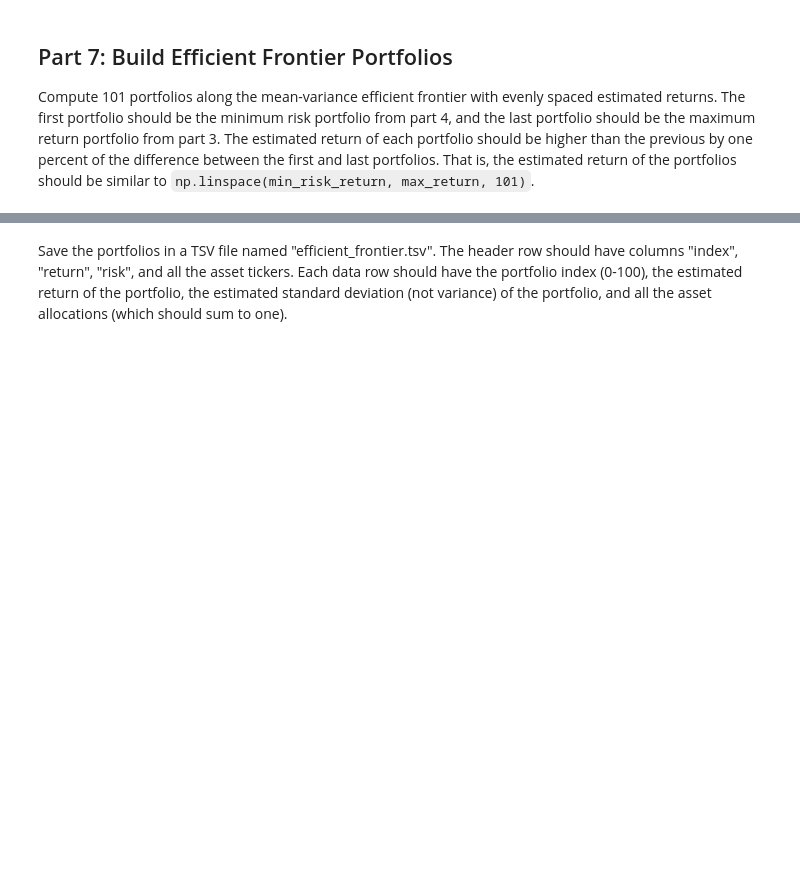
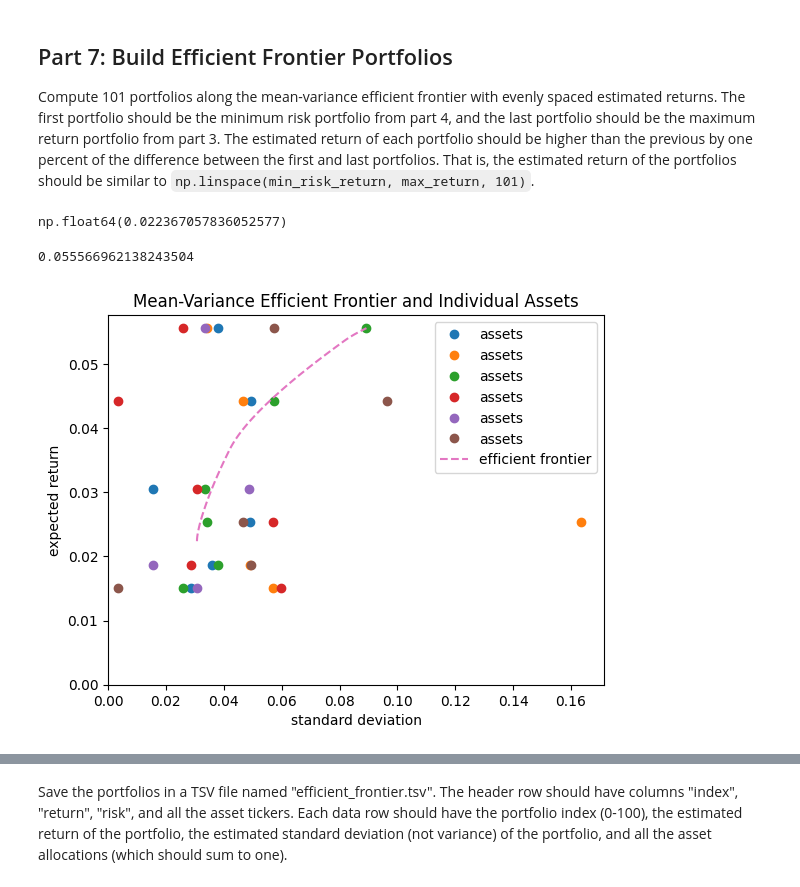
Before and after one commit to ethibaul/dx704-project-01, a Jupyter notebook: project.ipynb, the cells around one changed output, grey strips where cells are left out. Saved outputs shown, nothing was run; the diff lists cells and outputs as text; code cells hidden in the pictures; blank space fills up the shorter version.

```diff
--- a/project.ipynb
+++ b/project.ipynb
@@ -237,0 +246,13 @@ Compute the maximum return portfolio based on your previously estimated risks an
+# %%
+# YOUR CHANGES HERE
+
+import cvxpy as cp
+
+# rerun so that we have the correct formatting
+estimated_returns = historical_returns.mean()
+
+# number of assets
+n = len(estimated_returns)
+
+# create variables to optimize
+x = cp.Variable(n)
@@ -276,0 +356,62 @@ That is, the estimated return of the portfolios should be similar to `np.linspac
+# %%
+# YOUR CHANGES HERE
+
+# minimum risk portfolio
+
+n = len(estimated_returns)
+
+x_minimum_risk = cp.Variable(n)
+
+objective_minimum_risk = cp.Minimize(x_minimum_risk.T @ estimated_covariances.to_numpy() @ x_minimum_risk)
+objective_minimum_risk
+
+prob_minimum_risk = cp.Problem(objective_minimum_risk,
+                               [0 <= x_minimum_risk,
+                                cp.sum(x_minimum_risk) == 1])
+
+covariance_minimum_risk = prob_minimum_risk.solve()
+covariance_minimum_risk
+
+estimated_return_minimum_risk = x_minimum_risk.value.T @ estimated_returns
+estimated_return_minimum_risk
+# %% [output]
+np.float64(0.022367057836052577)
+# %%
+estimated_return_maximum_return = max(estimated_returns)
+estimated_return_maximum_return
+# %% [output]
+0.055566962138243504
+# %%
+ef_variances = []
+ef_returns = []
+ef_portfolios = []
+
+for r in np.linspace(estimated_return_minimum_risk, max(estimated_returns), 101):
+    # create variables to optimize
+    x_r = cp.Variable(n)
+
+    # formulate linear program
+    prob_r = cp.Problem(cp.Minimize(x_r.T @ estimated_covariances.to_numpy() @ x_r),
+                        [0 <= x_r,
+                         cp.sum(x_r) == 1,
+                         x_r.T @ estimated_returns == r])
+    ef_variances.append(prob_r.solve())
+    ef_returns.append(r)
+    ef_portfolios.append(x_r.value)
+
+ef_portfolios = np.asarray(ef_portfolios)
+# %%
+# visualization for fun
+plt.plot(np.sqrt(estimated_covariances), estimated_returns, label="assets", linestyle="none", marker="o")
+plt.plot(np.sqrt(ef_variances), ef_returns, label="efficient frontier", linestyle="--")
+
+plt.legend()
+plt.title("Mean-Variance Efficient Frontier and Individual Assets")
+plt.xlabel("standard deviation")
+plt.xlim(0)
+plt.ylabel("expected return")
+plt.ylim(0)
+
+plt.show();
+# %% [output]
+[figure, added]
```
Also changed, not shown: parts of 28 cells of this notebook, 4 other files.
